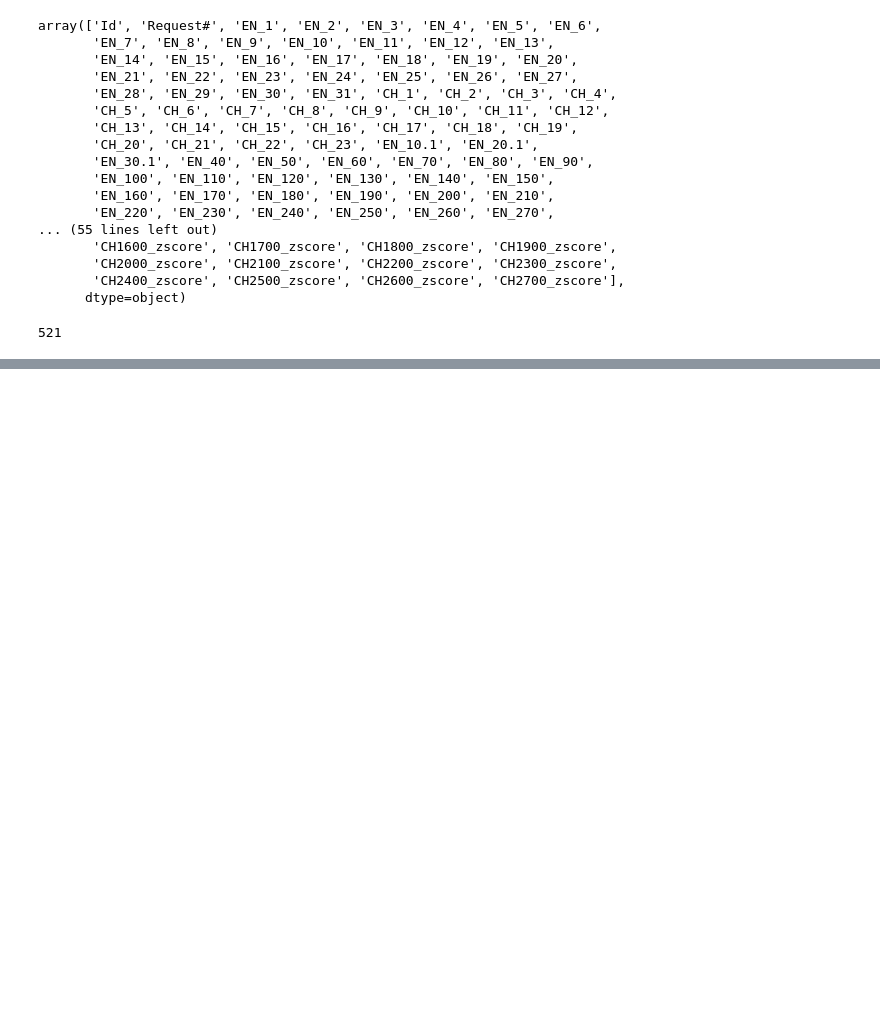
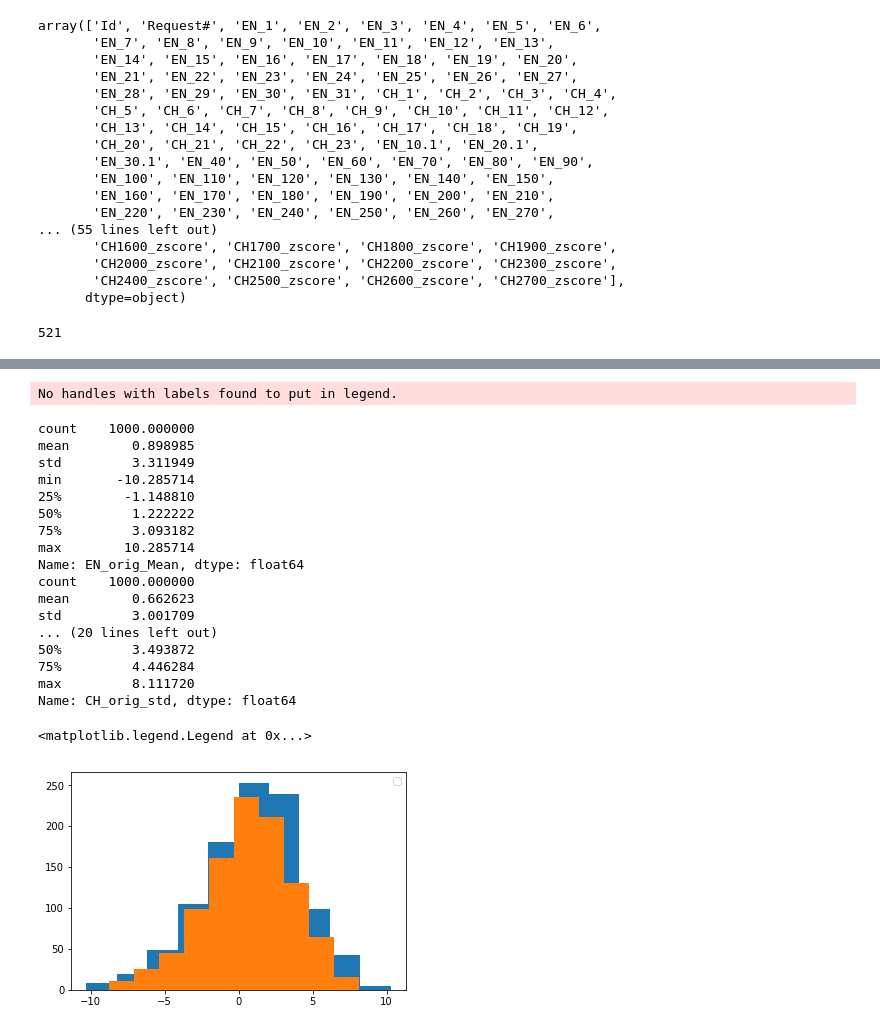
Before and after one commit to hajingit/Politeness_lang, a Jupyter notebook: Integrating data.ipynb, the cells around one changed output, grey strips where cells are left out. Drawn from its saved outputs; the diff is of its cells as text; code cells hidden in the pictures; blank space fills up the shorter version.

```diff
--- a/Integrating data.ipynb
+++ b/Integrating data.ipynb
@@ -105,6 +106,7 @@ for col in ch_headers:
 
     col_binary=col+'_binary'
     codings[col_binary]=col_list
+    ch_headers_binary.append(col_binary)
 # %%
 len(codings.columns.values)
 # %% [output]
@@ -111,0 +136,49 @@ len(codings.columns.values)
+# %%
+codings['EN_orig_Mean'] =codings[en_headers].mean(axis=1, skipna=True)
+codings['CH_orig_Mean'] =codings[ch_headers].mean(axis=1, skipna=True)
+codings['EN_orig_std'] =codings[en_headers].std(axis=1, skipna=True)
+codings['CH_orig_std'] =codings[ch_headers].std(axis=1, skipna=True)
+# %%
+codings['EN_z_Mean'] =codings[en_headers_zscore].mean(axis=1, skipna=True)
+codings['CH_z_Mean'] =codings[ch_headers_zscore].mean(axis=1, skipna=True)
+codings['EN_z_std'] =codings[en_headers_zscore].std(axis=1, skipna=True)
+codings['CH_z_std'] =codings[ch_headers_zscore].std(axis=1, skipna=True)
+# %%
+codings['EN_binary_sum'] =codings[en_headers_binary].sum(axis=1, skipna=True)
+codings['CH_binary_sum'] =codings[ch_headers_binary].sum(axis=1, skipna=True)
+codings['EN_binary_Mean'] =codings[en_headers_binary].mean(axis=1, skipna=True)
+codings['CH_binary_Mean'] =codings[ch_headers_binary].mean(axis=1, skipna=True)
+# codings['EN_z_std'] =codings[en_headers_zscore].std(axis=1, skipna=True)
+# codings['CH_z_std'] =codings[ch_headers_zscore].std(axis=1, skipna=True)
+# %%
+# codings[en_headers_binary].count()
+codings[['EN_orig_std', 'CH_orig_std']]
+print(codings['EN_orig_Mean'].describe())
+print(codings['CH_orig_Mean'].describe())
+print(codings['EN_orig_std'].describe())
+print(codings['CH_orig_std'].describe())
+# codings['EN_orig_Mean'].hist()
+plt.hist(codings['EN_orig_Mean'])
+plt.hist(codings['CH_orig_Mean'])
+plt.legend()
+# %% [output]
+No handles with labels found to put in legend.
+count    1000.000000
+mean        0.898985
+std         3.311949
+min       -10.285714
+25%        -1.148810
+50%         1.222222
+75%         3.093182
+max        10.285714
+Name: EN_orig_Mean, dtype: float64
+count    1000.000000
+mean        0.662623
+std         3.001709
+... (20 lines left out)
+50%         3.493872
+75%         4.446284
+max         8.111720
+Name: CH_orig_std, dtype: float64
+<matplotlib.legend.Legend at 0x...>
+[figure, added]
```
Also changed, not shown: parts of 9 cells of this notebook, 1 other file.
